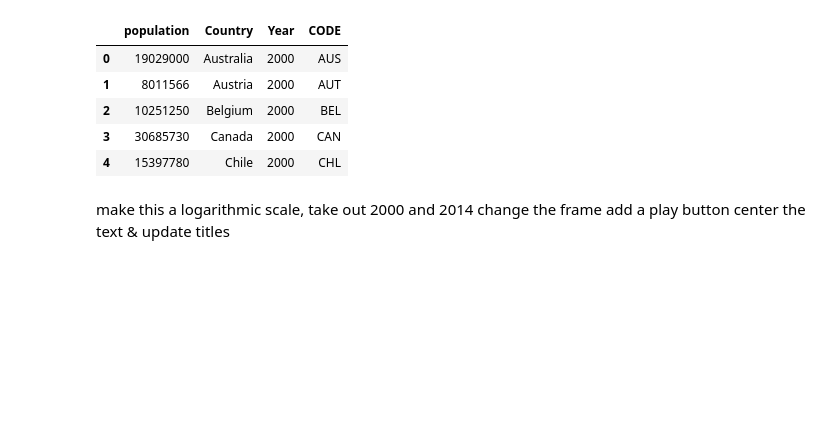
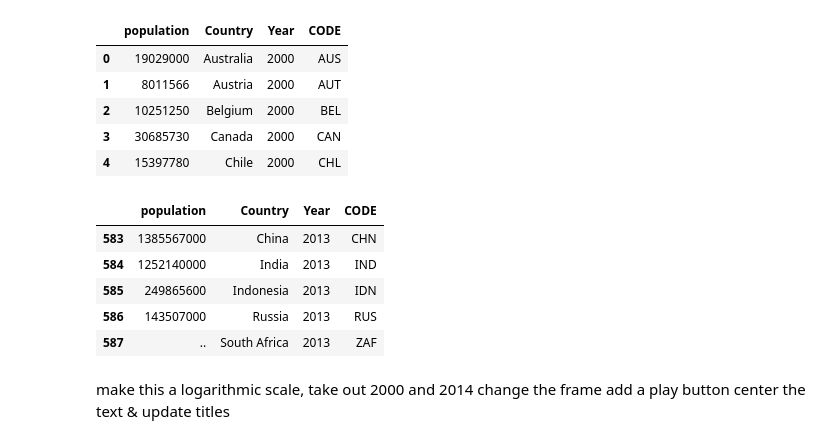
Before and after one commit to kendallgilbert180/DSAN5200-Project, a Jupyter notebook: 5200 Project/Population.ipynb, the cells around one changed output. Saved outputs shown, nothing was run; the diff lists cells and outputs as text; code cells hidden in the pictures; blank space fills up the shorter version.

```diff
--- a/5200 Project/Population.ipynb
+++ b/5200 Project/Population.ipynb
@@ -116,6 +108,19 @@ df.head()
 | 2 | 10251250 | Belgium | 2000 | BEL |
 | 3 | 30685730 | Canada | 2000 | CAN |
 | 4 | 15397780 | Chile | 2000 | CHL |
+# %%
+df['Year'] = df['Year'].astype(int)
+df = df[df['Year'] != 2000]
+df = df[df['Year'] != 2014]
+
+df.tail()
+# %% [output]
+|  | population | Country | Year | CODE |
+| 583 | 1385567000 | China | 2013 | CHN |
+| 584 | 1252140000 | India | 2013 | IND |
+| 585 | 249865600 | Indonesia | 2013 | IDN |
+| 586 | 143507000 | Russia | 2013 | RUS |
+| 587 | .. | South Africa | 2013 | ZAF |
 # %%
 
 grouped_df = df.groupby('Year')
```
Also changed, not shown: parts of 3 cells of this notebook.
